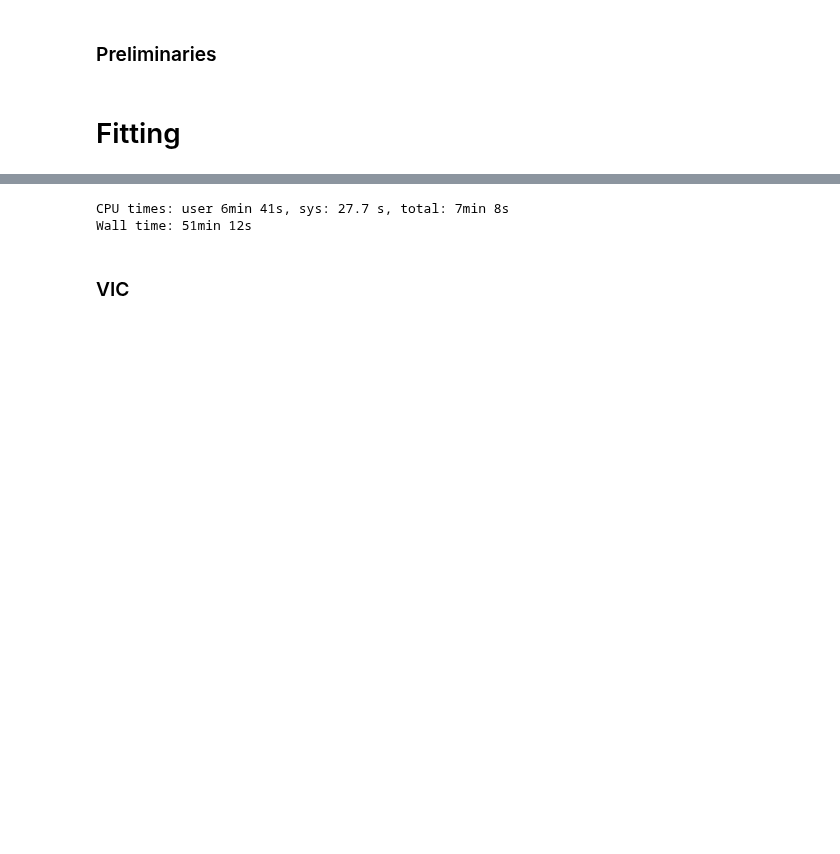
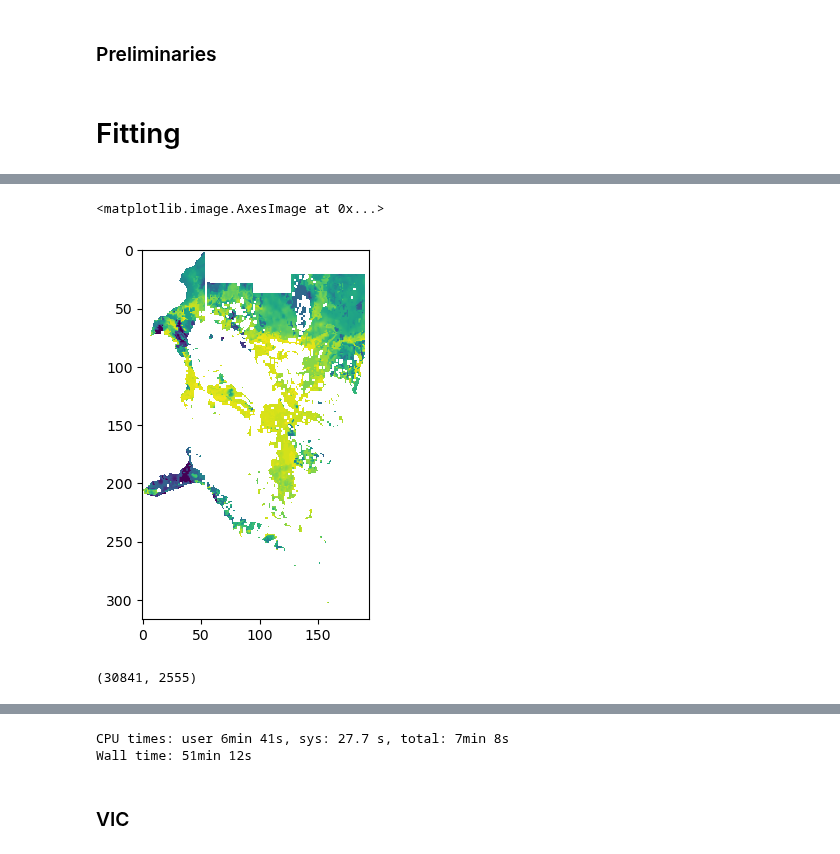
Before and after one commit to david0811/lafferty-etal-2024-tbd, a Jupyter notebook: code/02a_WBM_calibration.ipynb, the cells around one changed output, grey strips where cells are left out. Cells and saved outputs as stored; diff of their text form; code cells hidden in the pictures; blank space fills up the shorter version.

```diff
--- a/code/02a_WBM_calibration.ipynb
+++ b/code/02a_WBM_calibration.ipynb
@@ -272,0 +1539,21 @@ error_fn_names = ['rmse', 'mse', 'kge', 'q0-25rmse', 'q75-100rmse']
+# %%
+pred_loss_value = jax.jit(jax.vmap(prediction_loss, in_axes=(None, None, 0, 0, 0, 0), out_axes=0))
+# %%
+theta_init = jnp.array([-6.0781652e-01, -7.4462712e-01,  3.5184588e+00,  5.4686189e-01,
+       -1.0913883e+00,  5.2840942e-01,  3.4589937e+00, -2.6044300e+00,
+        2.7951126e+00,  4.9484010e+00,  5.6696477e+00, -2.0681891e+00,
+       -1.6069070e+00, -9.8562026e-01, -1.9708636e+00,  3.7333626e-01,
+       -8.5588342e-01, -1.3457820e+00,  1.3749516e-01,  4.7659159e+00,
+        5.6544399e+00, -1.6361110e+00, -1.0592579e+00, -1.8263711e+00,
+       -6.5376675e-01,  5.3482950e-02, -8.1026787e-01, -1.2710721e+00,
+        3.3735830e-01,  4.8072858e+00,  5.3927007e+00, -1.6410534e+00,
+       -1.2736772e+00, -9.1073114e-01,  2.8500117e-02,  1.2802005e-01,
+       -2.9407603e-01, -2.9304323e-01,  2.0585996e-03,  4.8657904e+00,
+        5.7590842e+00, -2.1941569e+00, -1.6112928e+00, -1.3542119e+00,
+       -2.1762712e+00,  4.2314015e-02, -3.0457318e-01, -1.3361717e+00,
+        1.5368794e-01,  4.3093610e+00,  5.8076801e+00, -2.6438172e+00,
+       -2.1497254e+00, -1.0340763e+00, -1.2143546e+00,  2.7606837e-02,
+       -3.8350862e-01, -6.1475533e-01,  1.8734965e-01,  4.1830583e+00,
+        5.3854079e+00, -1.7294077e+00, -1.2242651e+00, -9.2366338e-01,
+       -1.3280846e+00,  1.1299133e-01, -1.3014480e+00, -1.0776204e+00,
+        8.0365327e-04])
@@ -272,0 +1566,2 @@ error_fn_names = ['rmse', 'mse', 'kge', 'q0-25rmse', 'q75-100rmse']
+# %%
+loss = pred_loss_value(theta_init, constants, x_forcing_nt, x_forcing_nyrs, x_maps, ys)
@@ -272,0 +1572,6 @@ error_fn_names = ['rmse', 'mse', 'kge', 'q0-25rmse', 'q75-100rmse']
+# %%
+# Construct xr
+import xarray as xr
+ds_grid = xr.open_dataset(f"{project_data_path}/WBM/calibration/{subset_name}/{obs_name}/{obs_name}_validation.nc")
+lons = ds_grid.lon
+lats = ds_grid.lat
@@ -272,0 +1590,9 @@ error_fn_names = ['rmse', 'mse', 'kge', 'q0-25rmse', 'q75-100rmse']
+# %%
+plt.imshow(loss.reshape(len(lons), len(lats), loss.shape[1])[:,:,1])
+# %% [output]
+<matplotlib.image.AxesImage at 0x...>
+[figure, added]
+# %%
+loss.shape
+# %% [output]
+(30841, 2555)
```
Also changed, not shown: parts of 80 cells of this notebook, 10 other files.
